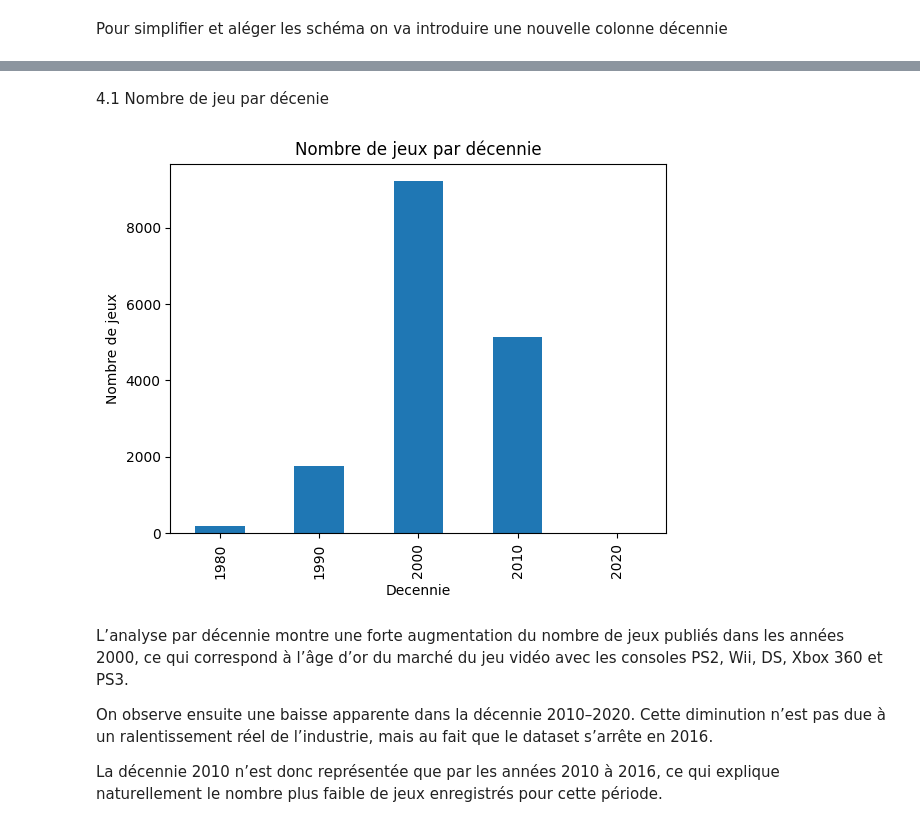
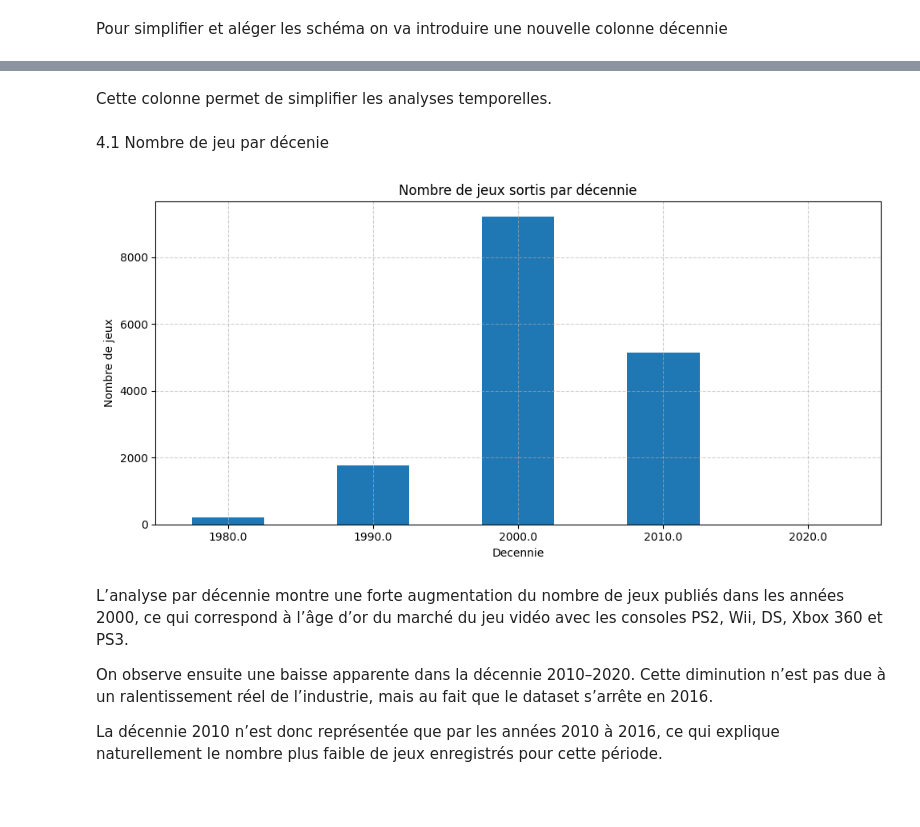
Before and after one commit to Ilyies07/video-games-data-analysis, a Jupyter notebook: analyse.ipynb, the cells around one changed output, grey strips where cells are left out. Drawn from its saved outputs; the diff is of its cells as text; code cells hidden in the pictures; blank space fills up the shorter version.

Commit message:
Amélioration des graphiques/ Ajouts d'une autre analyse / Suppresion des doublons

```diff
--- a/analyse.ipynb
+++ b/analyse.ipynb
@@ -87,0 +97,14 @@ En revanche, les valeurs manquantes dans Year doivent rester sous forme de NaN t
+# %%
+df = df.drop_duplicates(
+    subset=["Name", "Platform", "Year", "Genre", "Publisher",
+            "NA_Sales", "EU_Sales", "JP_Sales", "Other_Sales", "Global_Sales"],
+    keep="first"
+)   # Suppression de la ligne
+
+df[df.duplicated(
+    subset=["Name", "Platform", "Year", "Genre", "Publisher",
+            "NA_Sales", "EU_Sales", "JP_Sales", "Other_Sales", "Global_Sales"],
+    keep=False
+)]
+
+# Vérification après la suppresion
@@ -138,13 +163,18 @@ df.head()
+# %% [markdown]
+Cette colonne permet de simplifier les analyses temporelles.
 # %% [markdown]
 4.1 Nombre de jeu par décenie
 # %%
-df["Decennie"].value_counts().sort_index().plot(kind="bar")
+df["Decennie"].value_counts().sort_index().plot(kind="bar", figsize=(10,5))
 plt.xlabel("Decennie")
 plt.ylabel("Nombre de jeux")
-plt.title("Nombre de jeux par décennie")
+plt.title("Nombre de jeux sortis par décennie")
+plt.xticks(rotation=0)
+plt.tight_layout()
+plt.grid(True, linestyle="--", alpha=0.6)
 plt.show()
 # %% [output]
-[figure, old version]
+[figure, new version]
 # %% [markdown]
 L’analyse par décennie montre une forte augmentation du nombre de jeux publiés dans les années 2000, ce qui correspond à l’âge d’or du marché du jeu vidéo avec les consoles PS2, Wii, DS, Xbox 360 et PS3.
 
```
Also changed, not shown: parts of 21 cells of this notebook, 1 other file.
